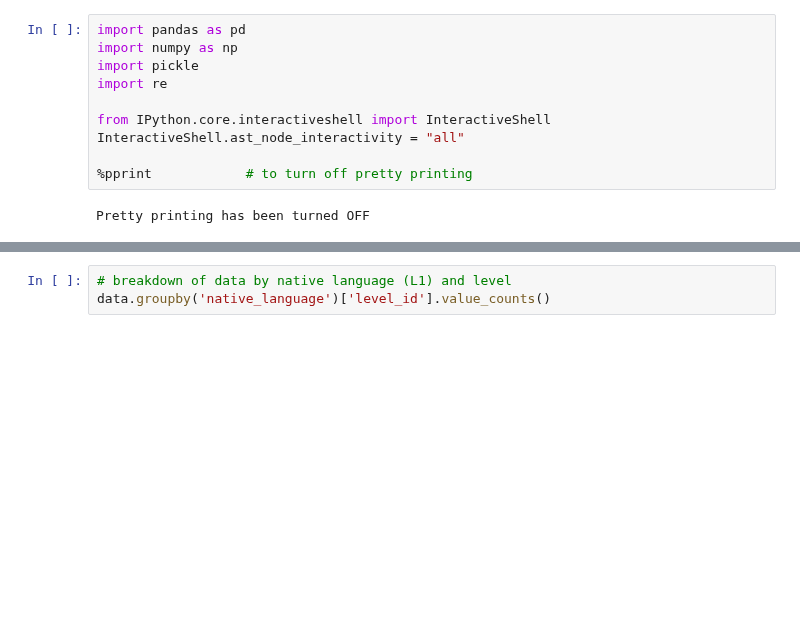
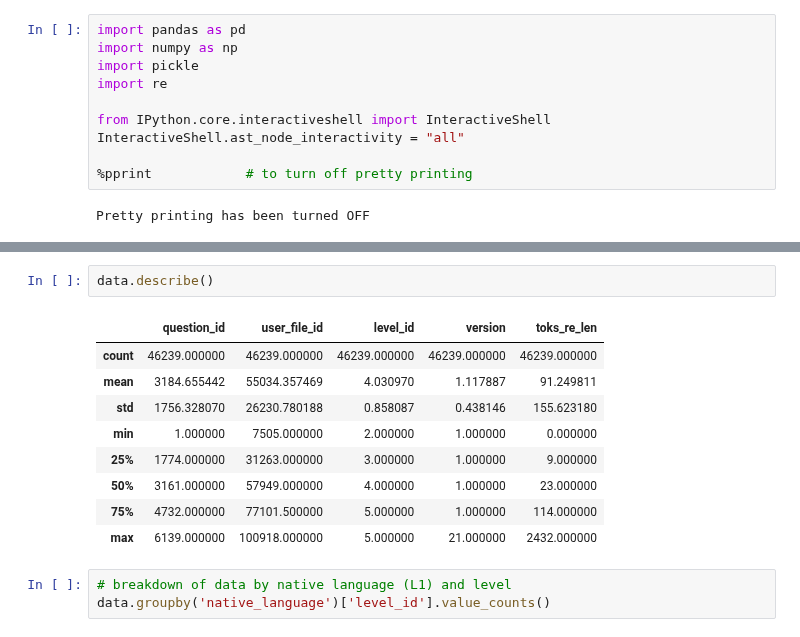
Before and after one commit to Data-Science-for-Linguists-2019/ESL-Article-Acquisition, a Jupyter notebook: exploratory-analysis/PELIC_data.ipynb, the cells around one changed output, grey strips where cells are left out. Drawn from its saved outputs; the diff is of its cells as text; blank space fills up the shorter version.

```diff
--- a/exploratory-analysis/PELIC_data.ipynb
+++ b/exploratory-analysis/PELIC_data.ipynb
@@ -27,6 +27,18 @@ data.head()
 | 3 | 12 | dk5 | 7507 | In my country we usually don't us... | w | 4 | Turkish | 1 | ... |
 | 4 | 13 | dk5 | 7507 | I organized the instructions by t... | w | 4 | Turkish | 1 | ... |
 | 5 | 12 | ad1 | 7508 | First, prepare a port, loose tea,... | w | 4 | Korean | 1 | ... |
+# %%
+data.describe()
+# %% [output]
+|  | question_id | user_file_id | level_id | version | toks_re_len |
+| count | 46239.000000 | 46239.000000 | 46239.000000 | 46239.000000 | 46239.000000 |
+| mean | 3184.655442 | 55034.357469 | 4.030970 | 1.117887 | 91.249811 |
+| std | 1756.328070 | 26230.780188 | 0.858087 | 0.438146 | 155.623180 |
+| min | 1.000000 | 7505.000000 | 2.000000 | 1.000000 | 0.000000 |
+| 25% | 1774.000000 | 31263.000000 | 3.000000 | 1.000000 | 9.000000 |
+| 50% | 3161.000000 | 57949.000000 | 4.000000 | 1.000000 | 23.000000 |
+| 75% | 4732.000000 | 77101.500000 | 5.000000 | 1.000000 | 114.000000 |
+| max | 6139.000000 | 100918.000000 | 5.000000 | 21.000000 | 2432.000000 |
 # %%
 # breakdown of data by native language (L1) and level
 data.groupby('native_language')['level_id'].value_counts()
```
Also changed, not shown: 6 other files.
